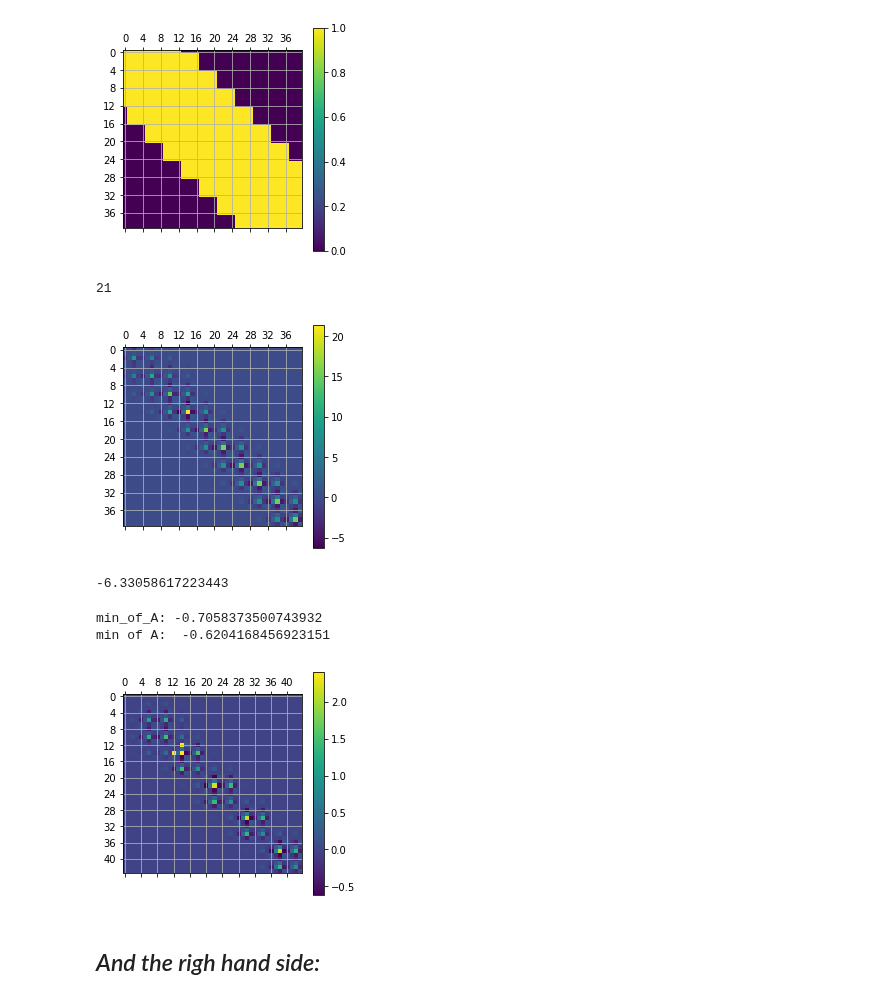
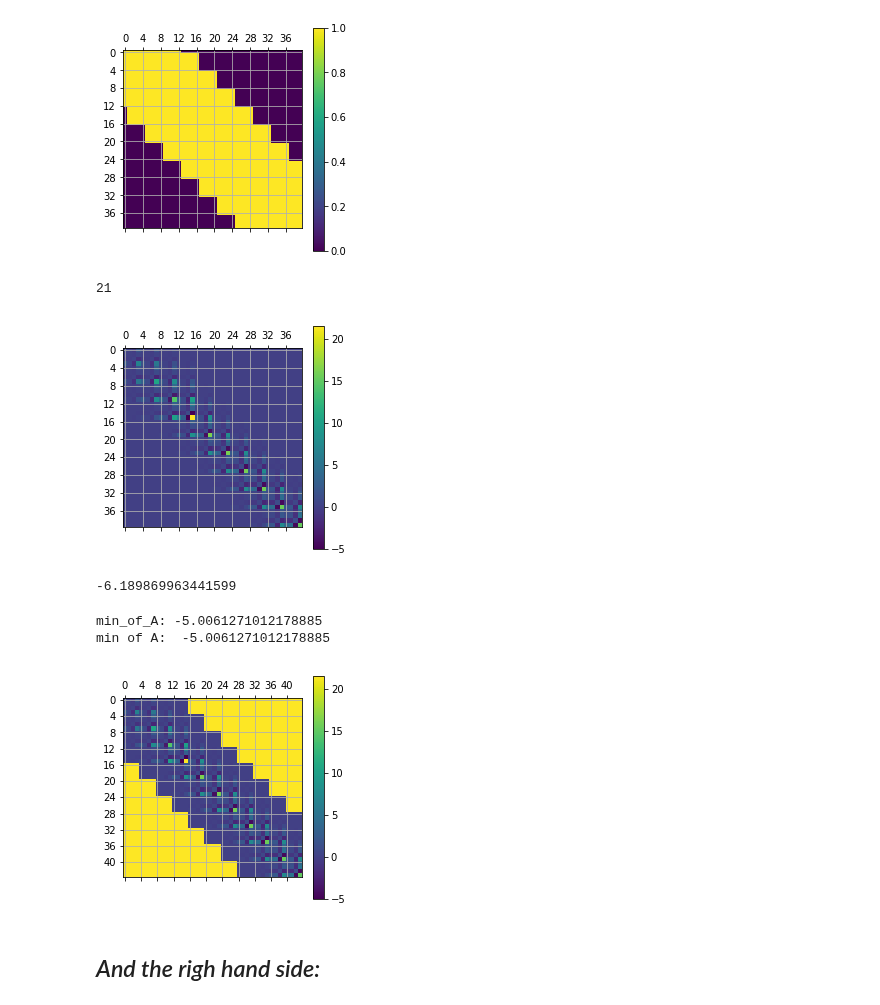
Before and after one commit to bombrun/GaiaLab, a Jupyter notebook: notebooks/4-test_attitude_update.ipynb, the cells around one changed output. Drawn from its saved outputs; the diff is of its cells as text; code cells hidden in the pictures.

Commit message:
changed t_init to post-pone the problem of the satellite attitude

```diff
--- a/notebooks/4-test_attitude_update.ipynb
+++ b/notebooks/4-test_attitude_update.ipynb
@@ -68,7 +68,7 @@ def compare_attitudes(gaia, Solver, my_times):
 # %%
 # # create all the objects we will need:
 # parameters for the notebook
-t_init = 1/24/60
+t_init = 0  #1/24/60   #  TODO make code work also for t_init != 0
 t_end = t_init + 1/24 # 365*5
 my_dt = 1/24/20 # [days]
 
@@ -120,4 +120,4 @@ np.testing.assert_array_almost_equal(np.array(real_sources[0].get_parameters()[0
 # %%
 # create Solver
 Solver = Agis(gaia, calc_sources, real_sources, attitude_splines=[gaia.s_w, gaia.s_x, gaia.s_y, gaia.s_z], spline_degree=spline_degree,
-             attitude_regularisation_factor=1e-2)
+             attitude_regularisation_factor=0)
@@ -189,15 +299,2 @@ plt.title('eigenvalues'), plt.xlabel('log scale'), plt.grid()
 # %% [markdown]
 ## Extra tests:
-# %%
-# Ignore this cell if you don't want to modify the initial attitude
-# Can be used to check that when recreating the splines in the solver we (almost) do not create additional errors
-Solver.actualise_splines()
-print('Error before Noise: ', Solver.error_function())
-print('Errors after noise of attitude (not representatif):', error_between_func_attitudes(my_times, gaia.func_attitude, Solver.get_attitude))
-c_noise = Solver.att_coeffs * np.random.rand(Solver.att_coeffs.shape[0], Solver.att_coeffs.shape[1]) * 1e-6
-print('c_noise shape: ', c_noise.shape)
-Solver.att_coeffs = Solver.att_coeffs + c_noise
-Solver.actualise_splines()
-#Solver.set_splines_basis()
-print('Error after Noise: ', Solver.error_function())
-print('Errors after noise of attitude (not representatif):', error_between_func_attitudes(my_times, gaia.func_attitude, Solver.get_attitude))
@@ -461,25 +576,25 @@ plt.show()
 print(N_aa.min())
 # %% [output]
 21
-[figure, old version]
+[figure, new version]
--6.33058617223443
+-6.189869963441599
 # %%
 A = N_aa.copy()[0:44,0:44]
 my_min = np.amin(A)
 print('min_of_A:', my_min)
-threshold = A.min()
+threshold = 0  #A.min()
 A[np.where(A==threshold)] = A.max()
 print('min of A: ',A.min())
 plt.matshow(A, fignum=None)
 plt.colorbar()
 plt.xticks(np.arange(0, A.shape[0], 4))
 plt.yticks(np.arange(0, A.shape[0], 4))
 plt.grid()
 plt.show()
 # %% [output]
-min_of_A: -0.7058373500743932
-min of A:  -0.6204168456923151
+min_of_A: -5.0061271012178885
+min of A:  -5.0061271012178885
-[figure, old version]
+[figure, new version]
 # %% [markdown]
 ## _And the righ hand side:_
 # %%
```
Also changed, not shown: parts of 38 cells of this notebook, 3 other files.
